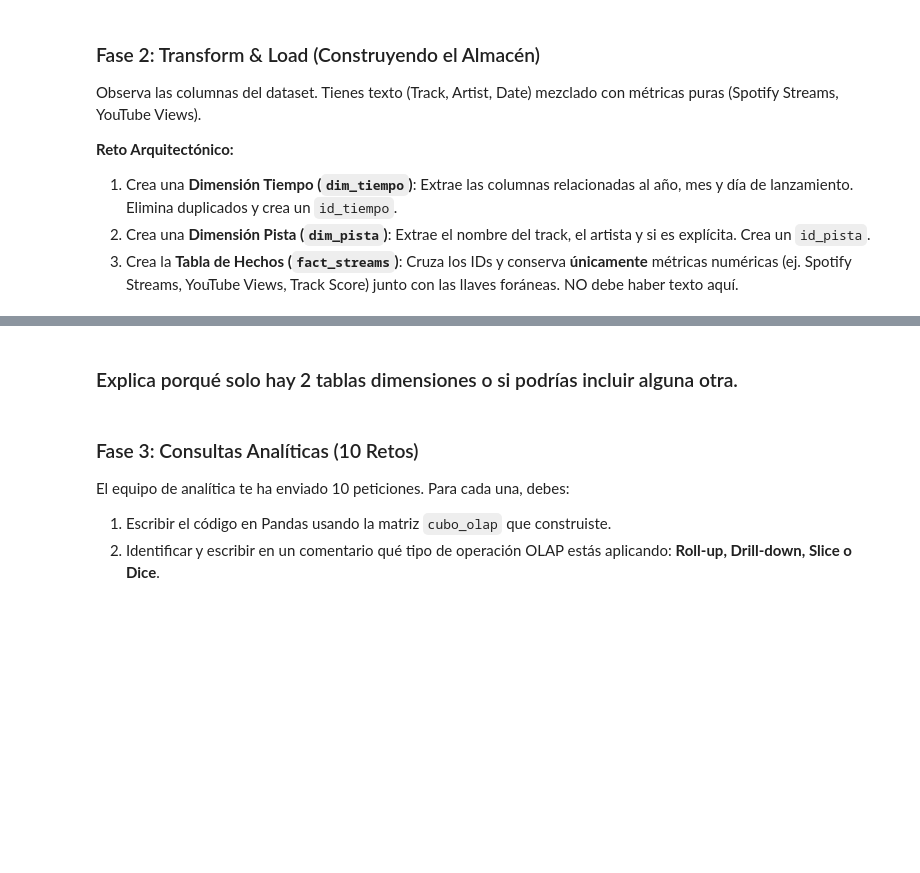
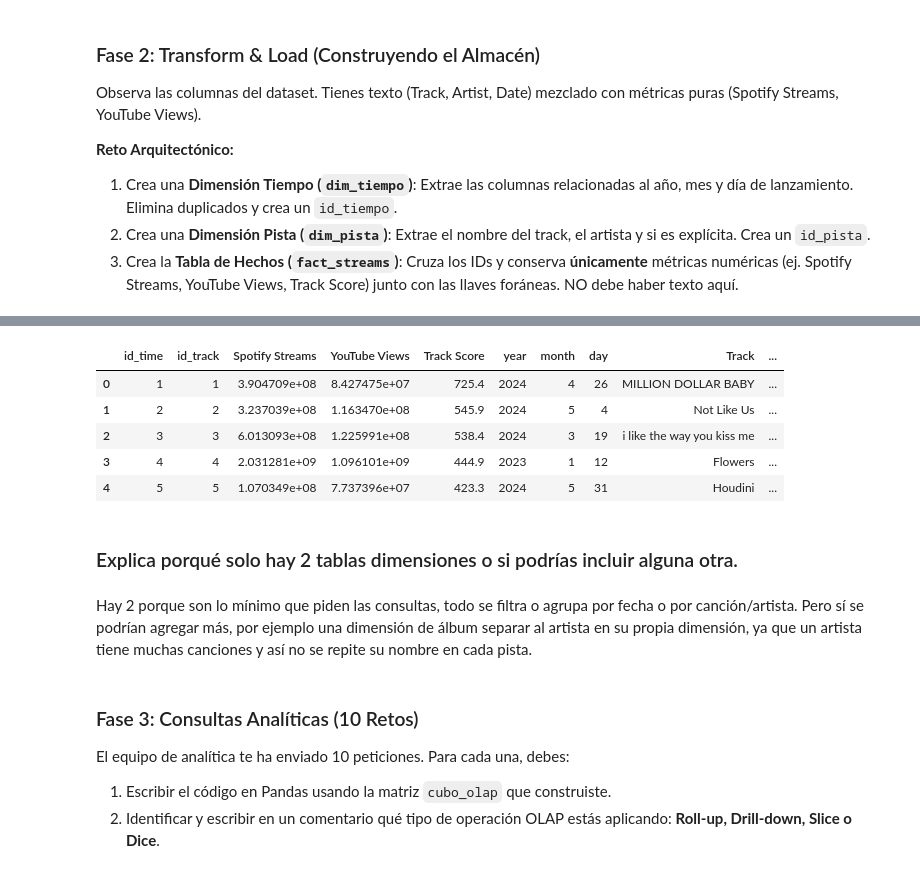
Before and after one commit to Diego-TD/data-mining, a Jupyter notebook: S41/03-OLAP_operations_exercise.ipynb, the cells around one changed output, grey strips where cells are left out. Drawn from its saved outputs; the diff is of its cells as text; code cells hidden in the pictures; blank space fills up the shorter version.

```diff
--- a/S41/03-OLAP_operations_exercise.ipynb
+++ b/S41/03-OLAP_operations_exercise.ipynb
@@ -38,8 +38,13 @@ Observa las columnas del dataset. Tienes texto (Track, Artist, Date) mezclado co
 # %%
 # --- ESCRIBE TU PIPELINE ETL AQUÍ ---
 
-# 1. Crear dim_tiempo
-# separate year, month, day, from release date
-dim_tiempo = spotify_raw[["Release Date"]].drop_duplicates().reset_index(drop=True)
-ipynb
-dim_tiempo = spotify_raw[""]
+# 1. Crear dim_time
+# separo año, mes y día de la fecha de lanzamiento
+release_date = pd.to_datetime(spotify_raw['Release Date'])
+spotify_raw['year'] = release_date.dt.year
+spotify_raw['month'] = release_date.dt.month
+spotify_raw['day'] = release_date.dt.day
+
+dim_time = spotify_raw[['year', 'month', 'day']].drop_duplicates().reset_index(drop=True)
+dim_time['id_time'] = dim_time.index + 1
+display(dim_time.head())
@@ -52,8 +86,18 @@ dim_tiempo = spotify_raw[""]
 # %%
 # 4. (LOAD) Reconstruir el Cubo en memoria para las consultas
-# cubo_olap = fact_streams.merge(...)
+olap_cube = fact_streams.merge(dim_time, on='id_time').merge(dim_track, on='id_track')
+display(olap_cube.head())
+# %% [output]
+|  | id_time | id_track | Spotify Streams | YouTube Views | Track Score | year | month | day | Track | ... |
+| 0 | 1 | 1 | 3.904709e+08 | 8.427475e+07 | 725.4 | 2024 | 4 | 26 | MILLION DOLLAR BABY | ... |
+| 1 | 2 | 2 | 3.237039e+08 | 1.163470e+08 | 545.9 | 2024 | 5 | 4 | Not Like Us | ... |
+| 2 | 3 | 3 | 6.013093e+08 | 1.225991e+08 | 538.4 | 2024 | 3 | 19 | i like the way you kiss me | ... |
+| 3 | 4 | 4 | 2.031281e+09 | 1.096101e+09 | 444.9 | 2023 | 1 | 12 | Flowers | ... |
+| 4 | 5 | 5 | 1.070349e+08 | 7.737396e+07 | 423.3 | 2024 | 5 | 31 | Houdini | ... |
 # %% [markdown]
 ### Explica porqué solo hay 2 tablas dimensiones o si podrías incluir alguna otra.
+# %% [markdown]
+Hay 2 porque son lo mínimo que piden las consultas, todo se filtra o agrupa por fecha o por canción/artista. Pero sí se podrían agregar más, por ejemplo una dimensión de álbum separar al artista en su propia dimensión, ya que un artista tiene muchas canciones y así no se repite su nombre en cada pista.
 # %% [markdown]
 ### Fase 3: Consultas Analíticas (10 Retos)
 
```
Also changed, not shown: parts of 5 cells of this notebook.
